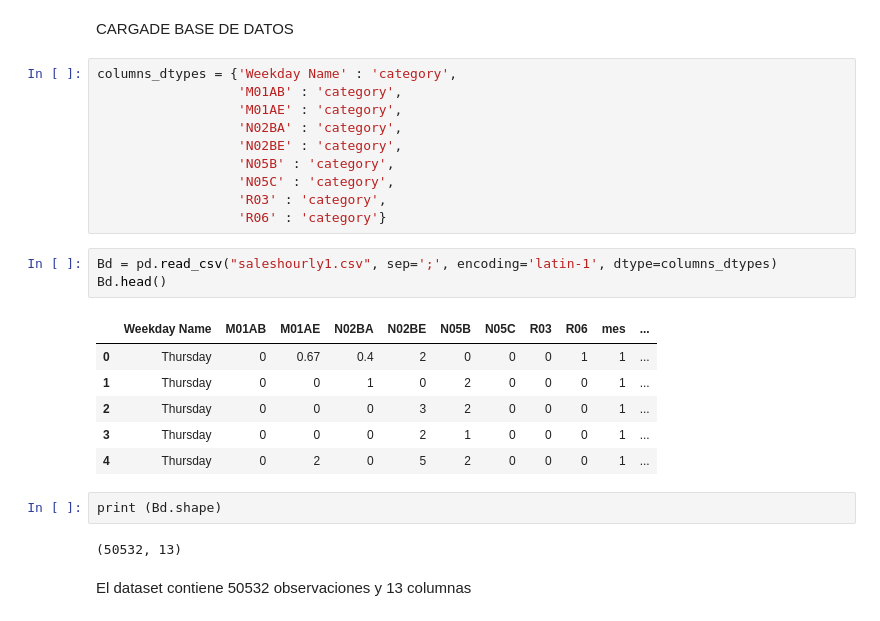
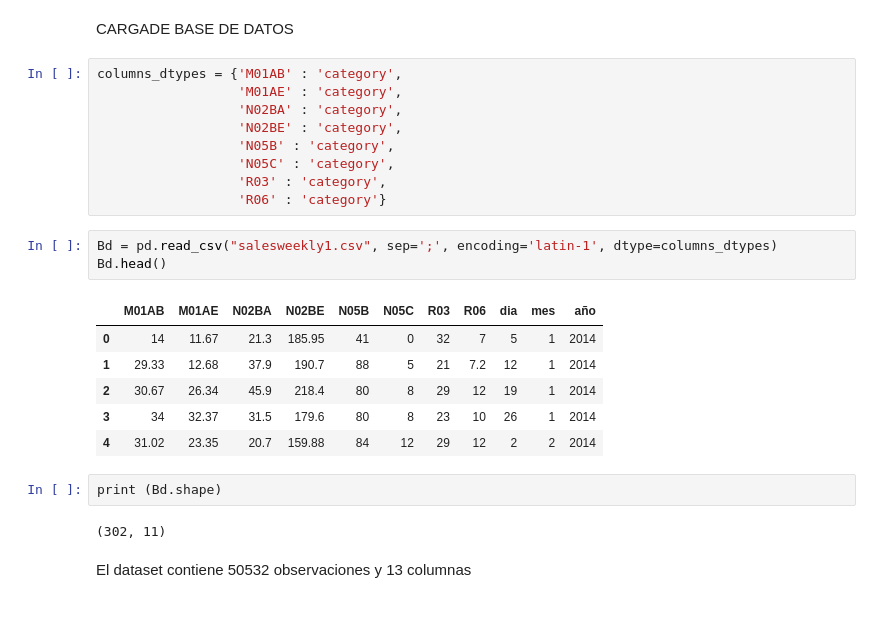
Before and after one commit to lilianaochoae/VENTAS_FARMACEUTICAS_ATC, a Jupyter notebook: SEMANAS_FINAL_VENTAS_FARMACEUTICAS.ipynb, the cells around one changed output. Drawn from its saved outputs; the diff is of its cells as text.

```diff
--- a/SEMANAS_FINAL_VENTAS_FARMACEUTICAS.ipynb
+++ b/SEMANAS_FINAL_VENTAS_FARMACEUTICAS.ipynb
@@ -11,8 +11,7 @@ import matplotlib.pyplot as plt
 # %% [markdown]
 CARGADE BASE DE DATOS
 # %%
-columns_dtypes = {'Weekday Name' : 'category',
-                  'M01AB' : 'category',
+columns_dtypes = {'M01AB' : 'category',
                   'M01AE' : 'category',
                   'N02BA' : 'category',
                   'N02BE' : 'category',
@@ -21,19 +20,19 @@ columns_dtypes = {'Weekday Name' : 'category',
                   'R03' : 'category',
                   'R06' : 'category'}
 # %%
-Bd = pd.read_csv("saleshourly1.csv", sep=';', encoding='latin-1', dtype=columns_dtypes)
+Bd = pd.read_csv("salesweekly1.csv", sep=';', encoding='latin-1', dtype=columns_dtypes)
 Bd.head()
 # %% [output]
-|  | Weekday Name | M01AB | M01AE | N02BA | N02BE | N05B | N05C | R03 | R06 | mes | ... |
-| 0 | Thursday | 0 | 0.67 | 0.4 | 2 | 0 | 0 | 0 | 1 | 1 | ... |
-| 1 | Thursday | 0 | 0 | 1 | 0 | 2 | 0 | 0 | 0 | 1 | ... |
-| 2 | Thursday | 0 | 0 | 0 | 3 | 2 | 0 | 0 | 0 | 1 | ... |
-| 3 | Thursday | 0 | 0 | 0 | 2 | 1 | 0 | 0 | 0 | 1 | ... |
-| 4 | Thursday | 0 | 2 | 0 | 5 | 2 | 0 | 0 | 0 | 1 | ... |
+|  | M01AB | M01AE | N02BA | N02BE | N05B | N05C | R03 | R06 | dia | mes | año |
+| 0 | 14 | 11.67 | 21.3 | 185.95 | 41 | 0 | 32 | 7 | 5 | 1 | 2014 |
+| 1 | 29.33 | 12.68 | 37.9 | 190.7 | 88 | 5 | 21 | 7.2 | 12 | 1 | 2014 |
+| 2 | 30.67 | 26.34 | 45.9 | 218.4 | 80 | 8 | 29 | 12 | 19 | 1 | 2014 |
+| 3 | 34 | 32.37 | 31.5 | 179.6 | 80 | 8 | 23 | 10 | 26 | 1 | 2014 |
+| 4 | 31.02 | 23.35 | 20.7 | 159.88 | 84 | 12 | 29 | 12 | 2 | 2 | 2014 |
 # %%
 print (Bd.shape)
 # %% [output]
-(50532, 13)
+(302, 11)
 # %% [markdown]
 El dataset contiene 50532 observaciones y 13 columnas
 # %% [markdown]
```
Also changed, not shown: parts of 13 cells of this notebook.
